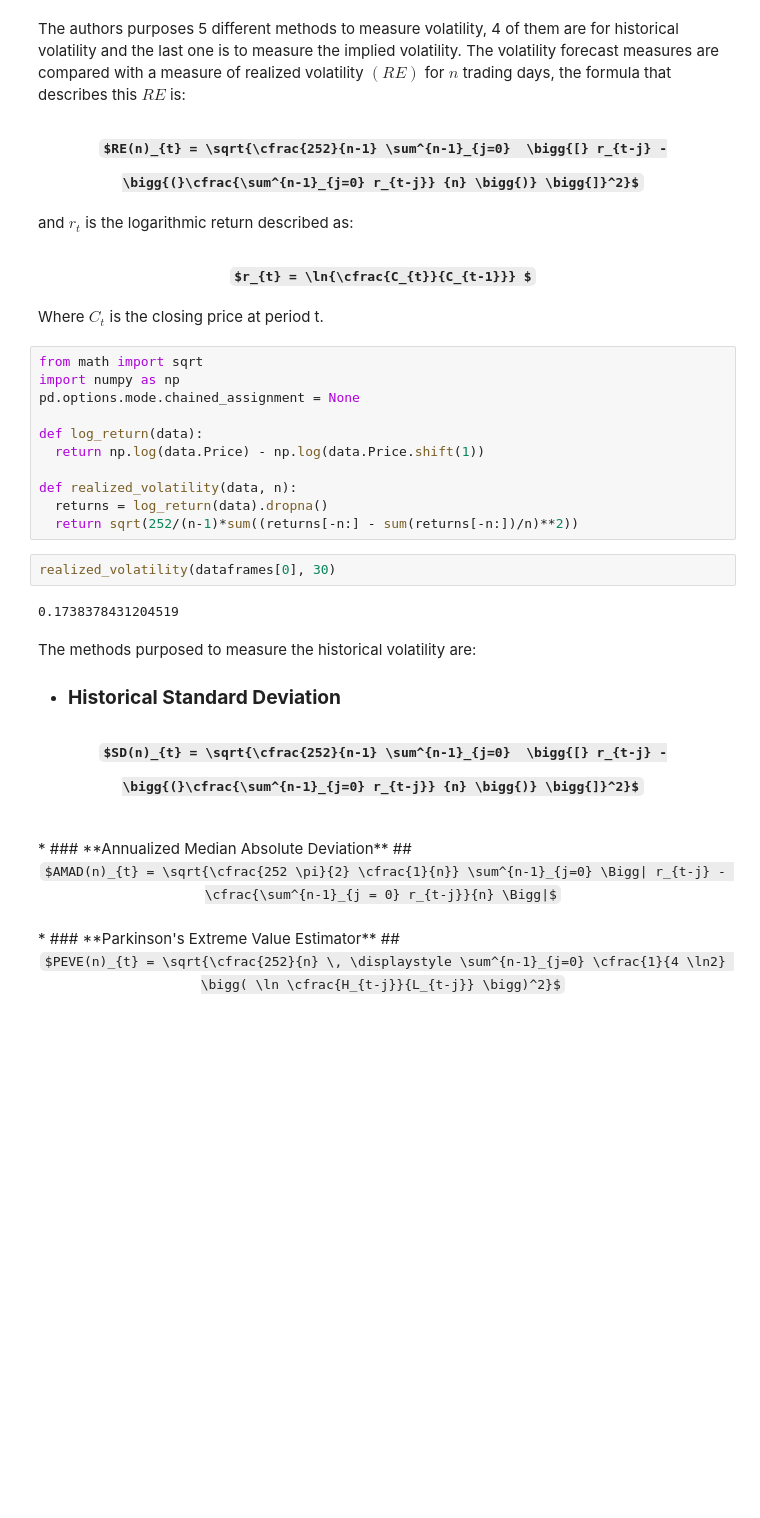
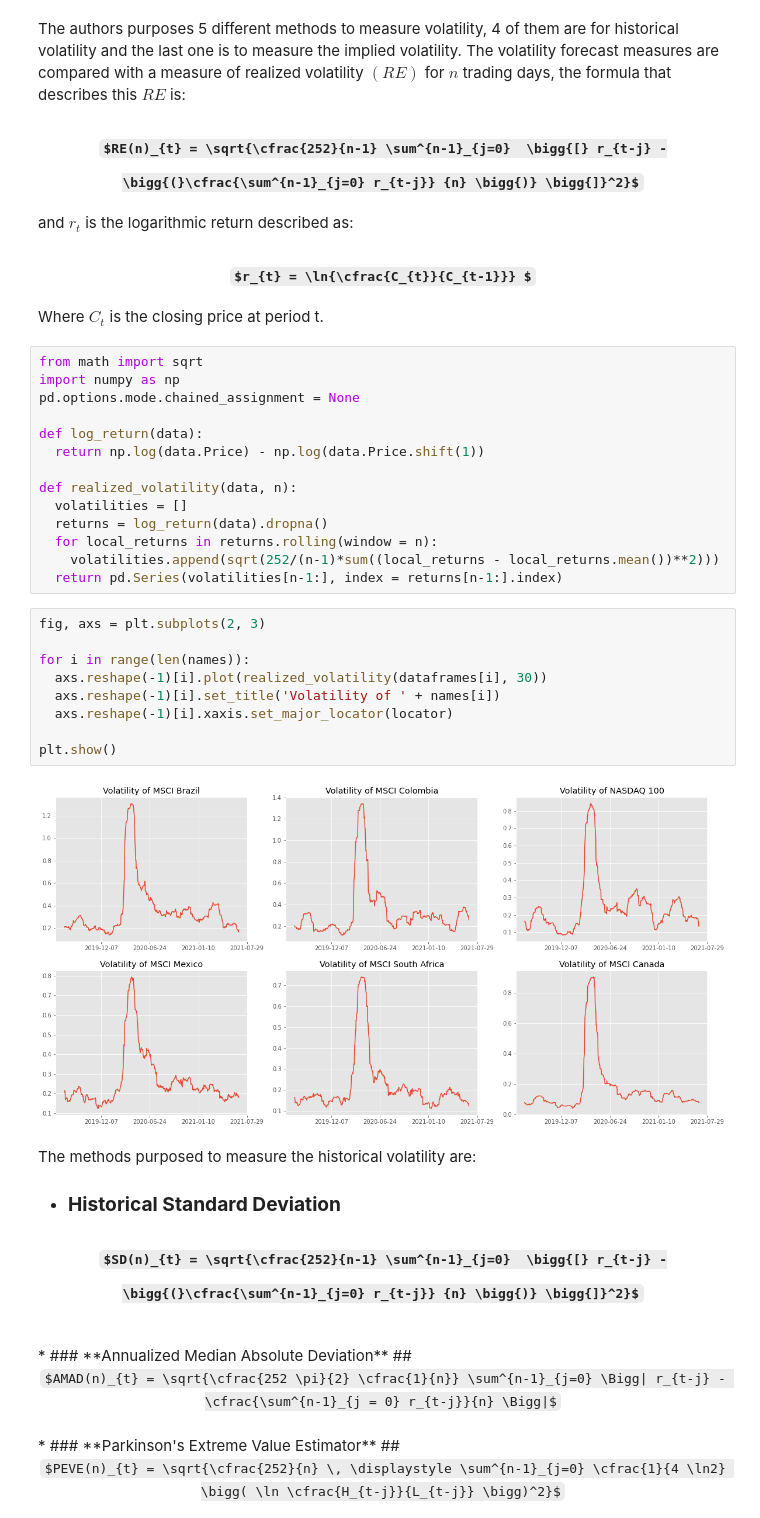
Before and after one commit to andresem/VolatilityForecasting, a Jupyter notebook: VolatilityForecasting.ipynb, the cells around one changed output. Cells and saved outputs as stored; diff of their text form; some formulas as TeX source; blank space fills up the shorter version.

```diff
--- a/VolatilityForecasting.ipynb
+++ b/VolatilityForecasting.ipynb
@@ -102,12 +102,22 @@ def log_return(data):
   return np.log(data.Price) - np.log(data.Price.shift(1))
 
 def realized_volatility(data, n):
+  volatilities = []
   returns = log_return(data).dropna()
-  return sqrt(252/(n-1)*sum((returns[-n:] - sum(returns[-n:])/n)**2))
+  for local_returns in returns.rolling(window = n):
+    volatilities.append(sqrt(252/(n-1)*sum((local_returns - local_returns.mean())**2)))
+  return pd.Series(volatilities[n-1:], index = returns[n-1:].index)
-# %%
-realized_volatility(dataframes[0], 30)
-# %% [output]
-0.1738378431204519
+# %%
+fig, axs = plt.subplots(2, 3)
+
+for i in range(len(names)):
+  axs.reshape(-1)[i].plot(realized_volatility(dataframes[i], 30))
+  axs.reshape(-1)[i].set_title('Volatility of ' + names[i])
+  axs.reshape(-1)[i].xaxis.set_major_locator(locator)
+
+plt.show()
+# %% [output]
+[figure, added]
 # %% [markdown]
 The methods purposed to measure the historical volatility are:
 
```
